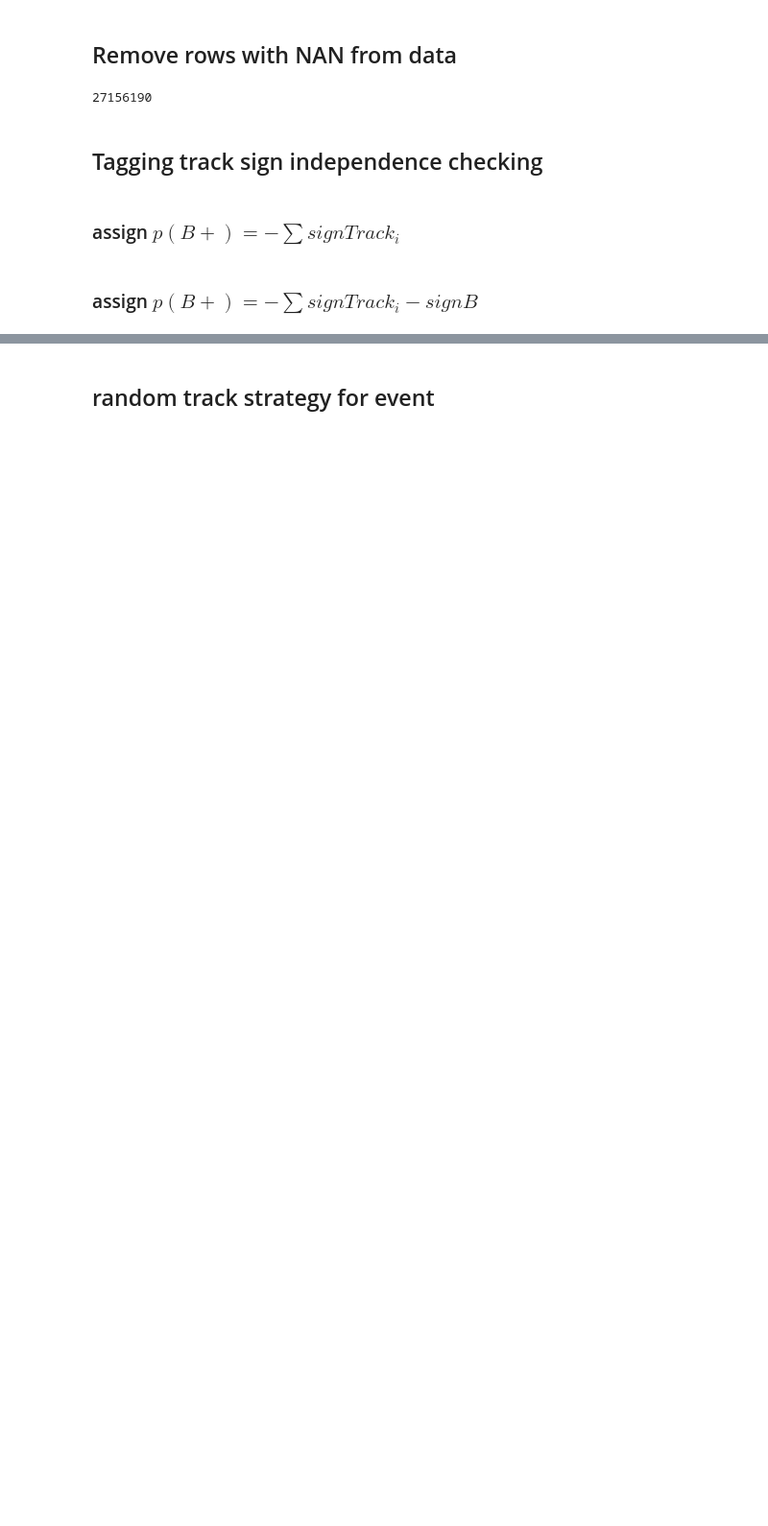
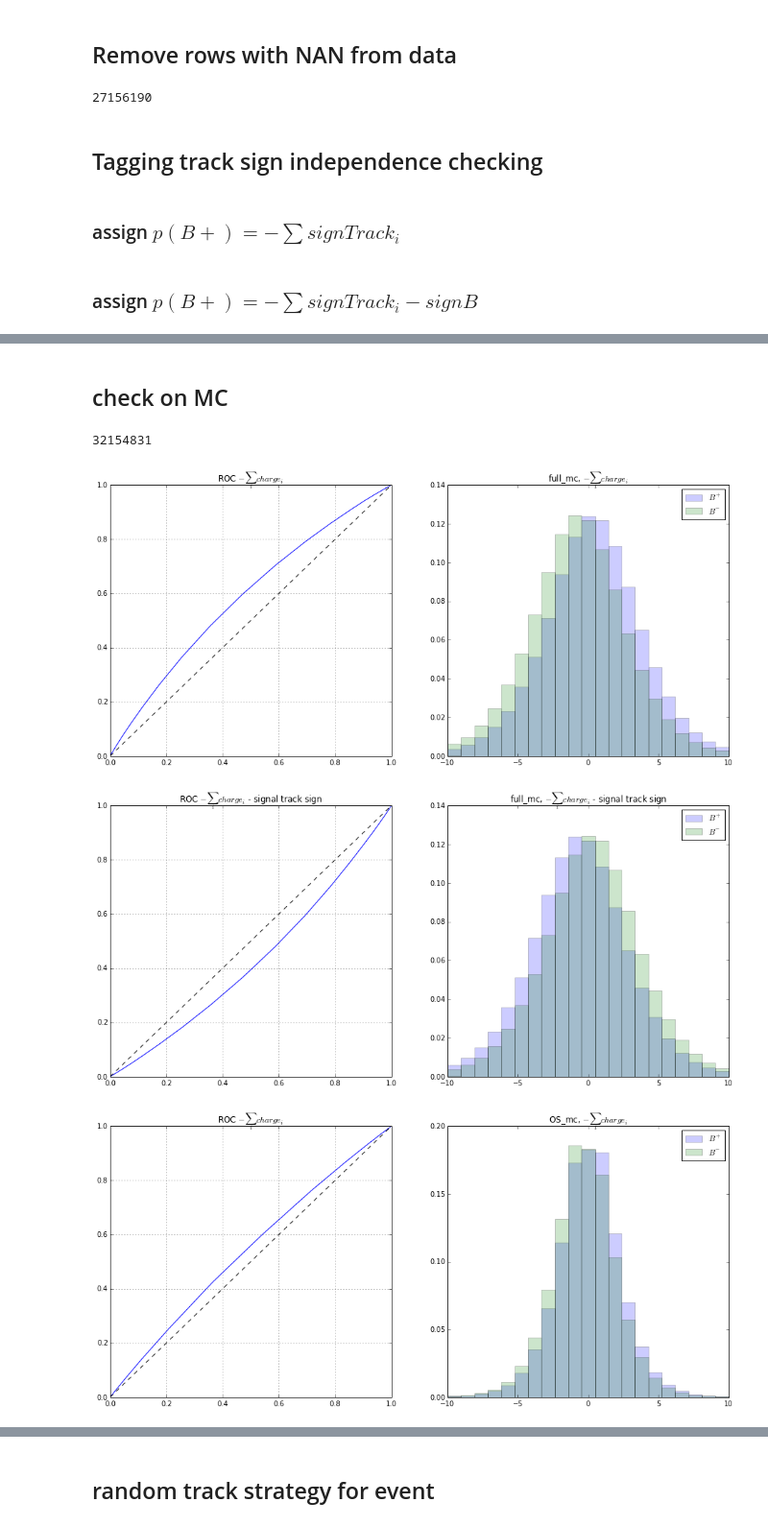
Before and after one commit to tlikhomanenko/tagging_LHCb, a Jupyter notebook: track-based-tagging-experiments.ipynb, the cells around one changed output, grey strips where cells are left out. Shown at 96% size. Saved outputs shown, nothing was run; the diff lists cells and outputs as text; code cells hidden in the pictures; blank space fills up the shorter version.

```diff
--- a/track-based-tagging-experiments.ipynb
+++ b/track-based-tagging-experiments.ipynb
@@ -126,0 +153,21 @@ means.to_csv('img/track_signs_assymetry_means.csv', index=False, header=True)
+# %% [markdown]
+## check on MC
+# %%
+data_mc = pandas.read_csv('datasets/MCTracks.csv', sep='\t')
+print len(data_mc)
+
+event_id = data_mc.run.apply(str) + '_' + data_mc.event.apply(str)
+data_mc[event_id_column] = event_id
+data_mc['N_sig_sw'] = 1.
+# %% [output]
+32154831
+# %%
+means_mc = [compute_sum_of_charges(data_mc[mask], name, bins) for mask, name, bins in \
+            zip([data_mc.signB > -100,
+              (data_mc.IPs > 3) & ((abs(data_mc.diff_eta) > 0.6) | (abs(data_mc.diff_phi) > 0.825)),
+              (abs(data_mc.diff_eta) < 0.6) & (abs(data_mc.diff_phi) < 0.825) & (data_mc.IPs < 3)],
+             ['full_mc', 'OS_mc', 'SS_mc'], [21, 21, 21])]
+# %% [output]
+[figure, added]
+[figure, added]
+[figure, added]
```
Also changed, not shown: parts of 18 cells of this notebook, 20 other files.
